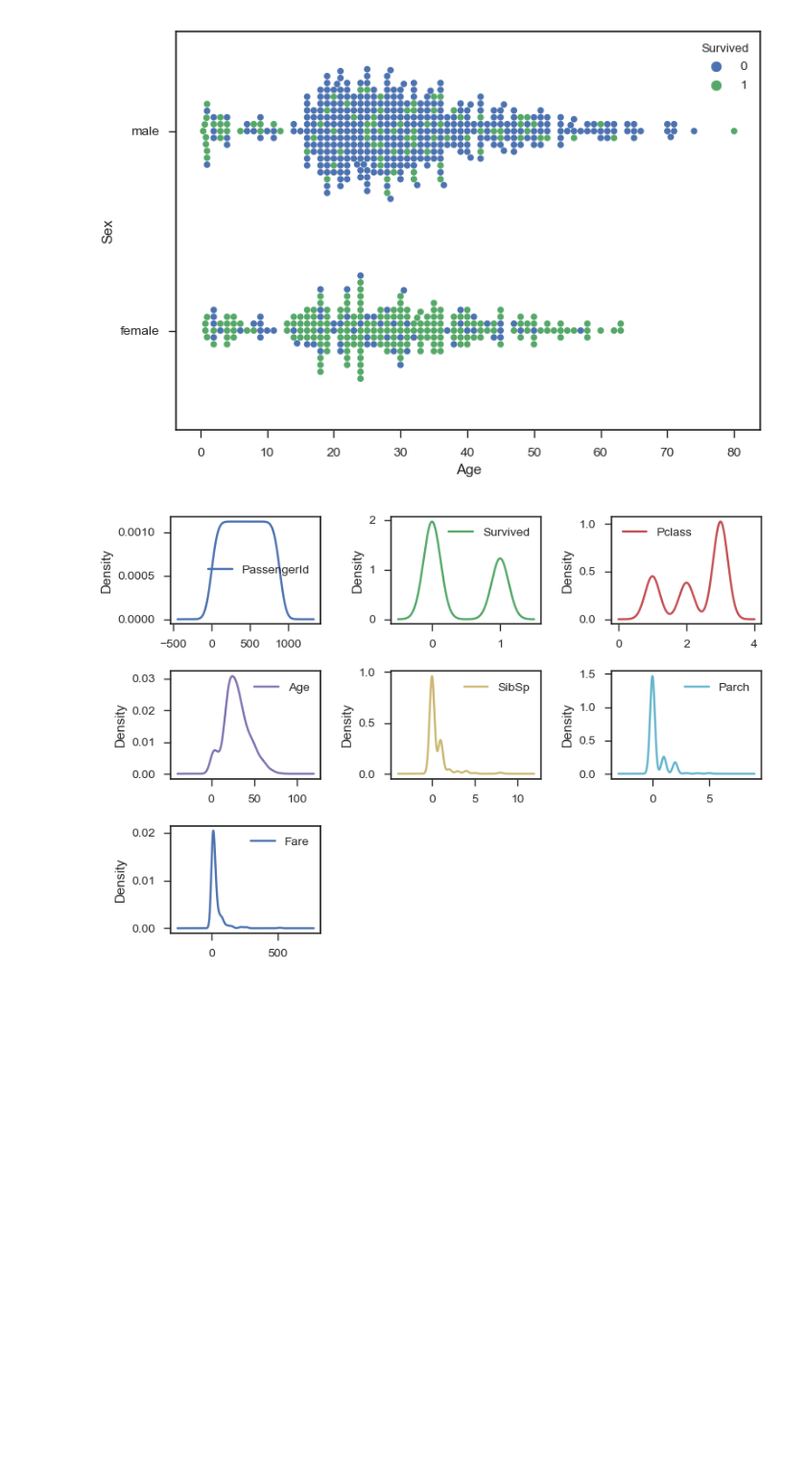
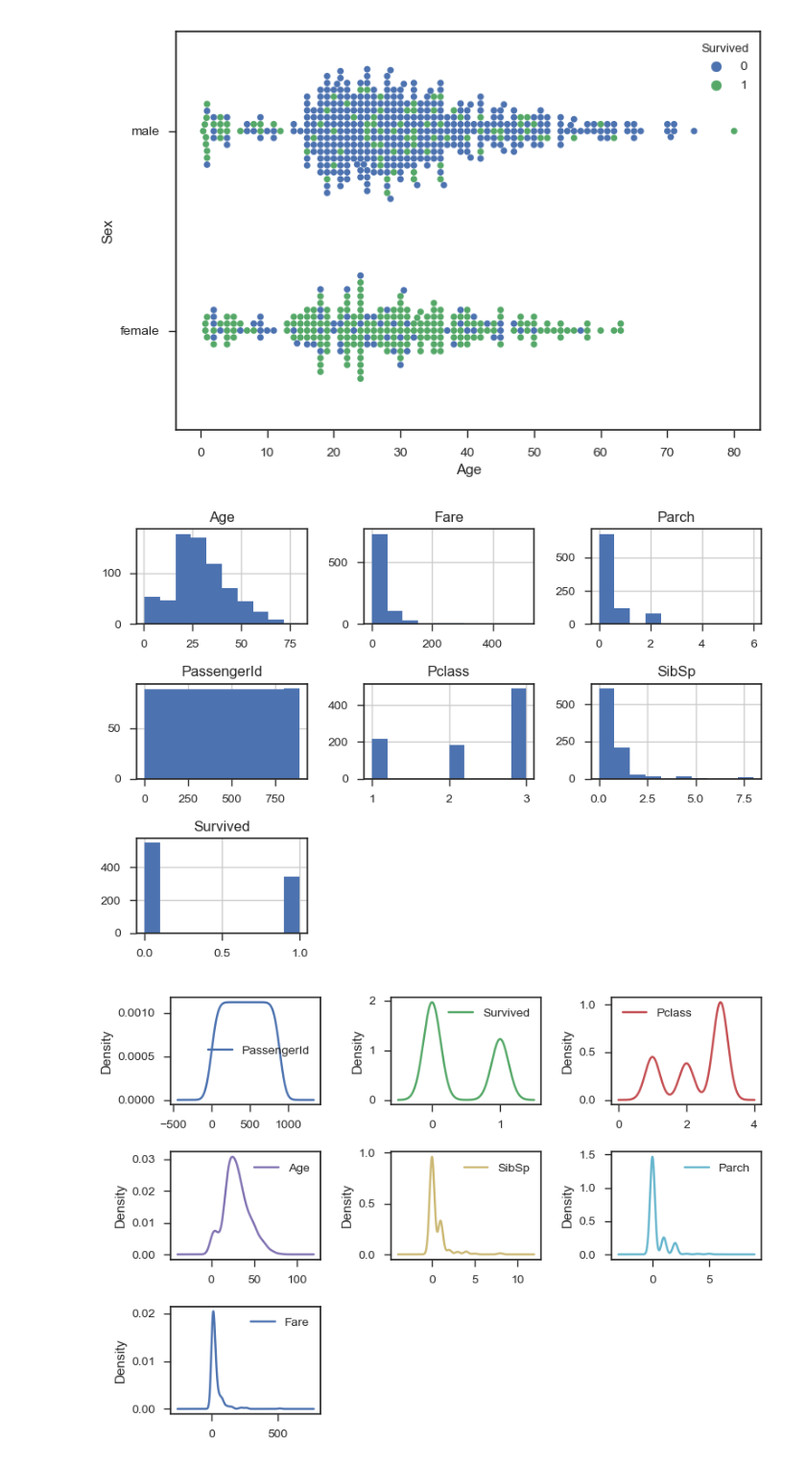
Before and after one commit to Techneaux/titantic, a Jupyter notebook: ml/preprocess.ipynb, the cells around one changed output. Shown at 96% size. Cells and saved outputs as stored; diff of their text form; code cells hidden in the pictures; blank space fills up the shorter version.

Commit message:
hist

```diff
--- a/ml/preprocess.ipynb
+++ b/ml/preprocess.ipynb
@@ -109,6 +109,11 @@ sns.swarmplot(x="Age", y="Sex", hue="Survived", data=train)
 # %% [output]
 <matplotlib.axes._subplots.AxesSubplot at 0x...>
 [figure]
+# %%
+train.hist()
+plt.tight_layout()
+# %% [output]
+[figure, added]
 # %%
 train.plot(kind='density', subplots=True, layout=(3,3), sharex=False)
 plt.tight_layout()
```
